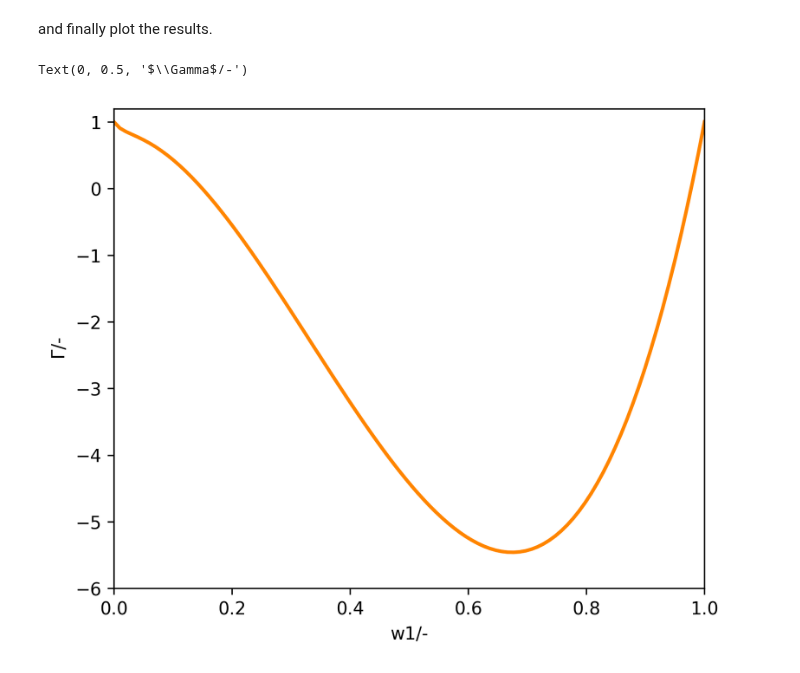
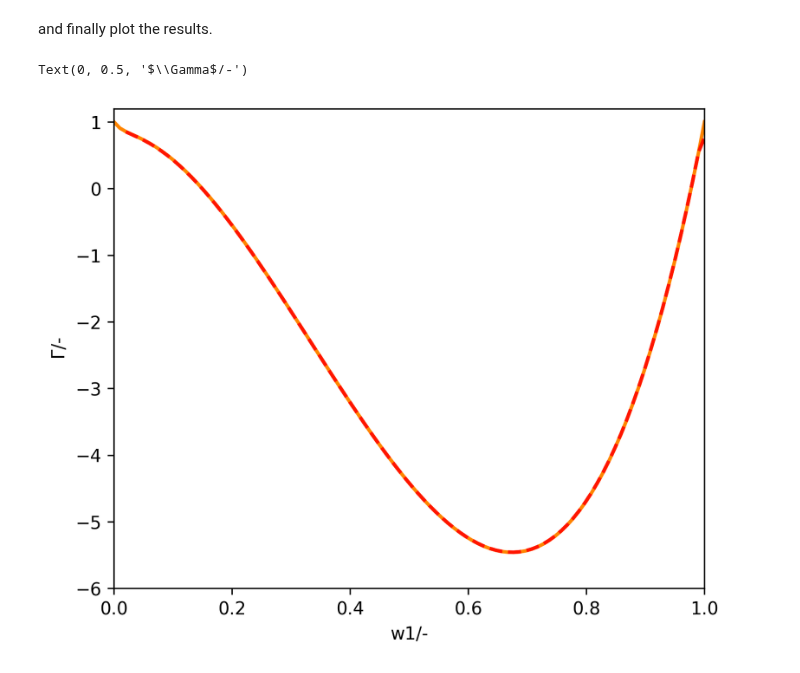
Before and after one commit to Borrdom/diffusionpy, a Jupyter notebook: examples_notebooks/Thermodynamic_factors.ipynb, the cells around one changed output. Cells and saved outputs as stored; diff of their text form; code cells hidden in the pictures.

```diff
--- a/examples_notebooks/Thermodynamic_factors.ipynb
+++ b/examples_notebooks/Thermodynamic_factors.ipynb
@@ -62,23 +62,27 @@ Generally, the thermodynamic factor $\Gamma$ is a matrix with row and column siz
 and finally plot the results.
 # %%
 THij=np.asarray([DlnaDlnx(T,vpures,np.ascontiguousarray(xi[:,i]),mi,sigi,ui,epsAiBi,kapi,N,kij=kij,idx=-1)[0,0] for i in range(npoint)])
+lngammai=np.asarray([SAFTSAC(T,vpures,np.ascontiguousarray(xi[:,i]),mi,sigi,ui,epsAiBi,kapi,N,kij=kij)[0] for i in range(npoint)])
+THijdiff=np.gradient(lngammai,np.log(xi[0,:]))+1.
 # %%
 font = {'weight' : 'normal',
         'size'   : 12}
 plt.rc('font', **font)
 
 colorLLE = "#FF8500"
 
 fig, ax = plt.subplots(figsize = (6, 5), dpi = 300)
 fig.subplots_adjust(hspace=0.5, wspace=0.3)
 
 
 ax.plot(wi[0,:],THij, "-",color = colorLLE ,
         linewidth = 2.0, label = "THFaktor")
+ax.plot(wi[0,:],THijdiff, "--",color = "#FF1500" ,
+        linewidth = 2.0, label = "THFaktor")
 ax.set_ylim([-6,1.2])
 ax.set_xlim([0,1])
 ax.set_xlabel("w1/-")
 ax.set_ylabel("$\Gamma$/-")
 # %% [output]
 Text(0, 0.5, '$\\Gamma$/-')
-[figure, old version]
+[figure, new version]
```
Also changed, not shown: parts of 1 cell of this notebook, 3 other files.
